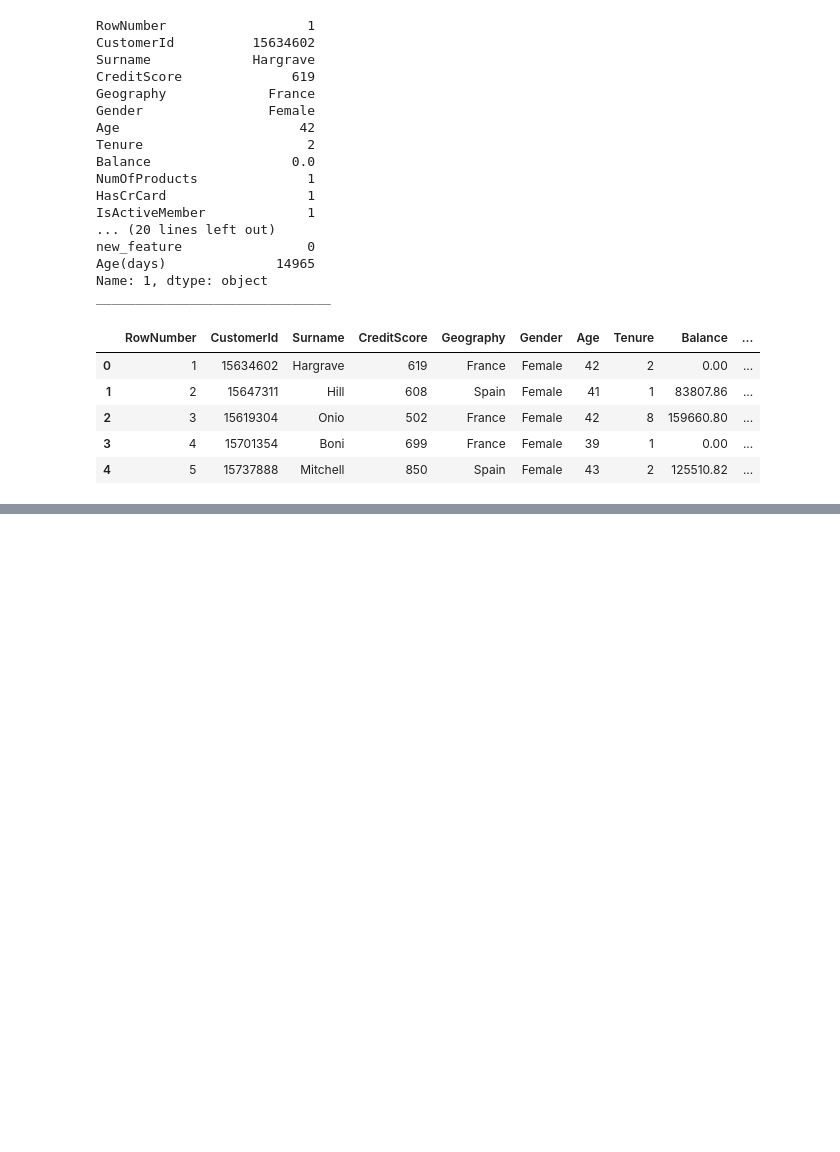
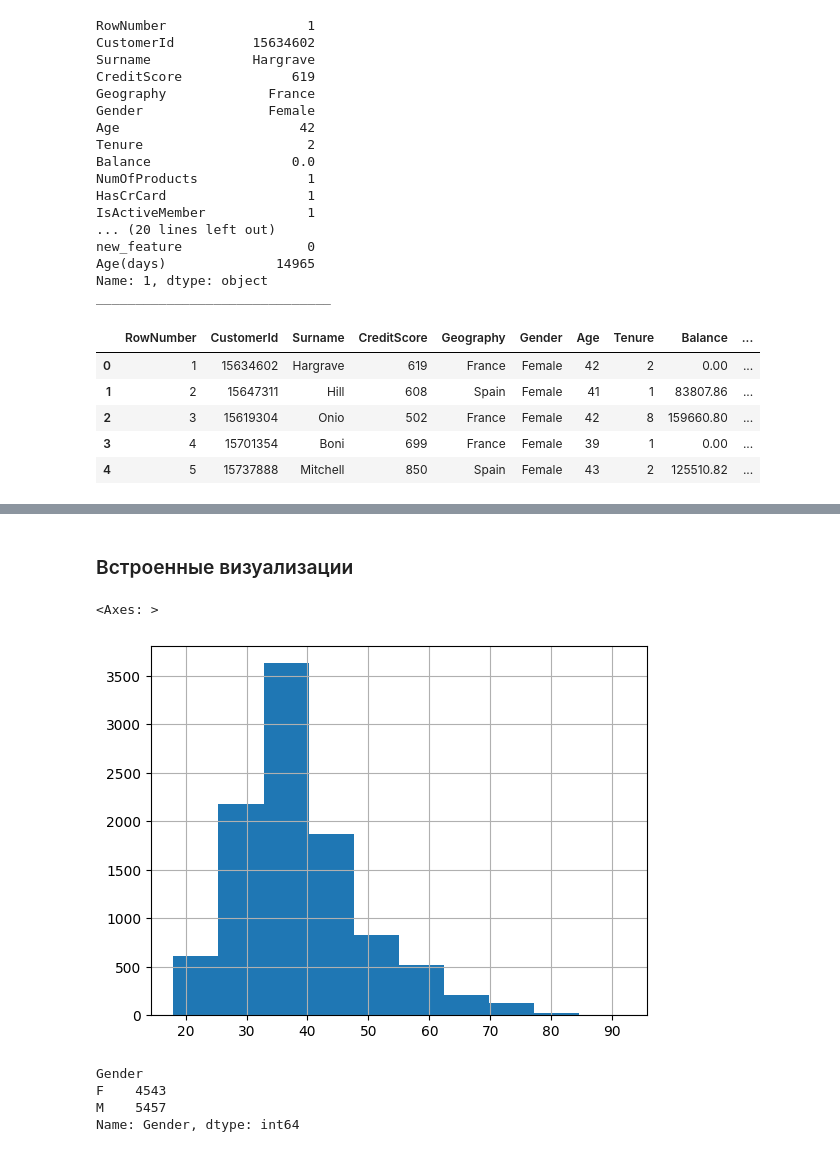
Before and after one commit to IgorHolin/Python_for_analyst, a Jupyter notebook: Lec_3.ipynb, the cells around one changed output, grey strips where cells are left out. Drawn from its saved outputs; the diff is of its cells as text; code cells hidden in the pictures; blank space fills up the shorter version.

```diff
--- a/Lec_3.ipynb
+++ b/Lec_3.ipynb
@@ -77,0 +152,3 @@ df.head()
+# %%
+df.drop(columns='Age(days)', inplace=True)
+df
@@ -77,0 +171,3 @@ df.head()
+# %%
+df['target'] = 0
+df
@@ -77,0 +219,3 @@ df.head()
+# %%
+df.loc[df['Geography'] == 'France', 'target'] = 1
+df.head()
@@ -77,0 +229,3 @@ df.head()
+# %%
+df['Gender'].replace({'Female': 'F', 'Male': 'M'}, inplace=True)
+df.head()
@@ -77,0 +369,16 @@ df.head()
+# %% [markdown]
+### Встроенные визуализации
+# %%
+df['Age'].hist()
+# %% [output]
+<Axes: >
+[figure, added]
+# %%
+data = df.groupby('Gender').count()['Age']
+data.name = 'Gender'
+data
+# %% [output]
+Gender
+F    4543
+M    5457
+Name: Gender, dtype: int64
```
Also changed, not shown: parts of 33 cells of this notebook.
